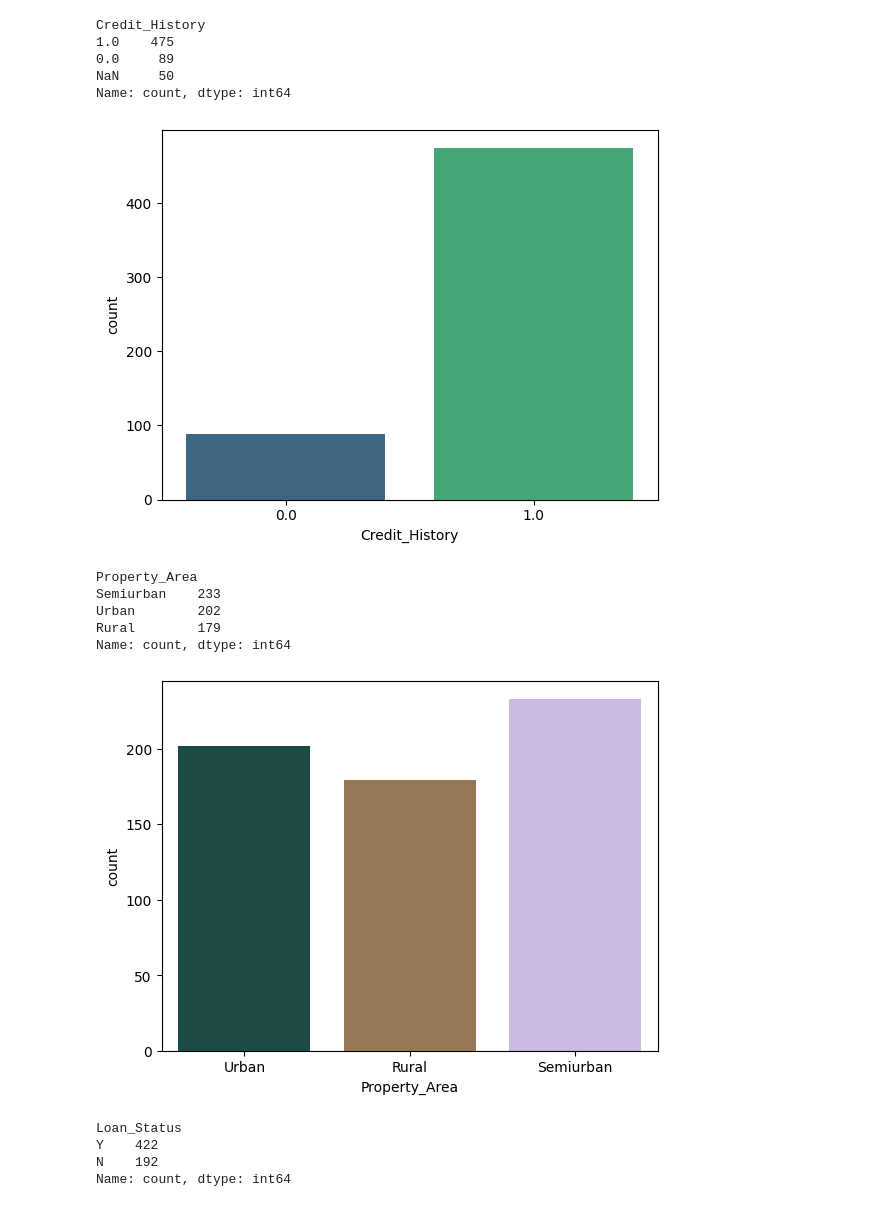
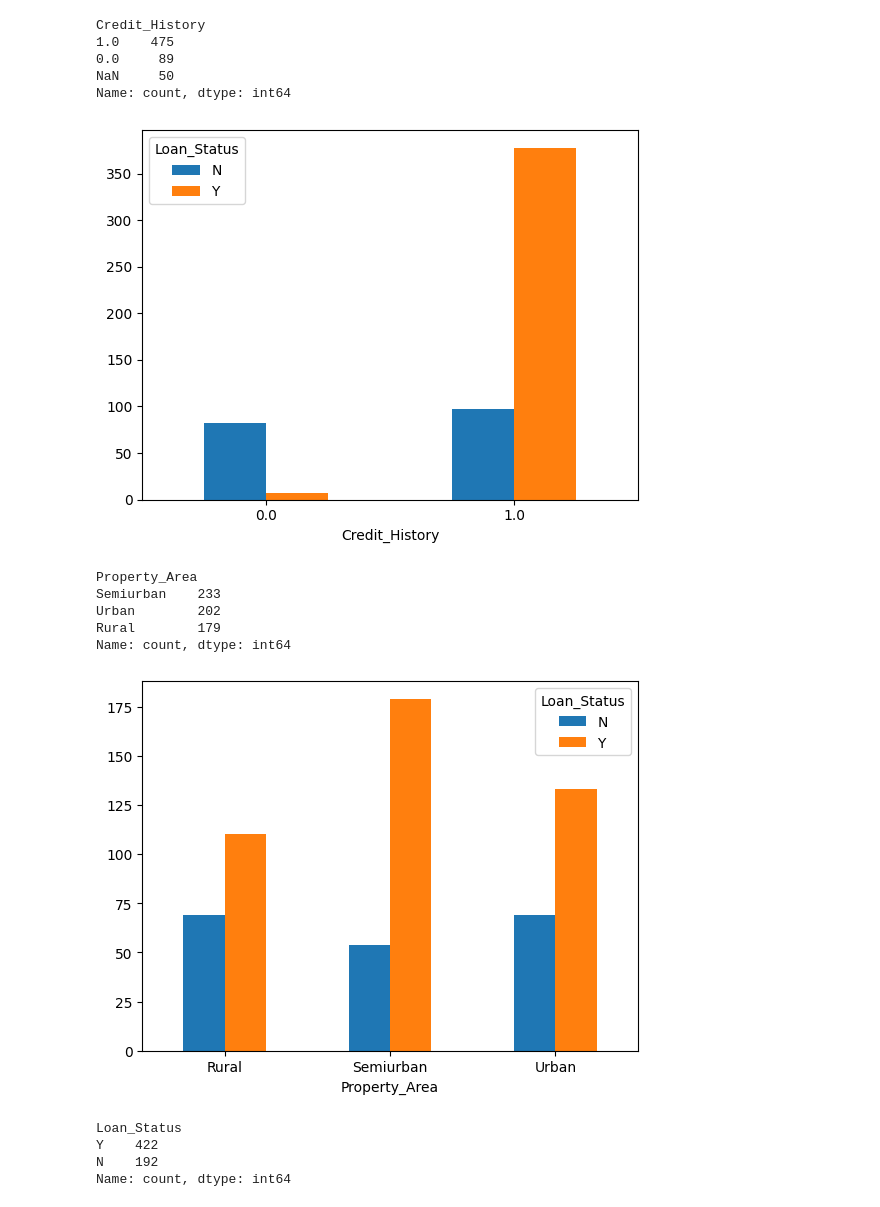
Before and after one commit to sanskritiagr/Loan-Prediction, a Jupyter notebook: LoanPreds.ipynb, the cells around one changed output. Cells and saved outputs as stored; diff of their text form; code cells hidden in the pictures.

```diff
--- a/LoanPreds.ipynb
+++ b/LoanPreds.ipynb
@@ -138,10 +138,10 @@ Credit_History
 NaN     50
 Name: count, dtype: int64
 # %%
-sns.countplot(x="Credit_History", data=df, palette="viridis")
-plt.show()
+crosstb = pd.crosstab(df.Credit_History, df.Loan_Status)
+barplot = crosstb.plot.bar(rot=0)
 # %% [output]
-[figure, old version]
+[figure, new version]
 # %%
 df.Property_Area.value_counts(dropna=False)
 # %% [output]
@@ -151,10 +151,10 @@ Urban        202
 Rural        179
 Name: count, dtype: int64
 # %%
-sns.countplot(x="Property_Area", data=df, palette="cubehelix")
-plt.show()
+crosstb = pd.crosstab(df.Property_Area, df.Loan_Status)
+barplot = crosstb.plot.bar(rot=0)
 # %% [output]
-[figure, old version]
+[figure, new version]
 # %%
 df.Loan_Status.value_counts(dropna=False)
 # %% [output]
```
Also changed, not shown: parts of 5 cells of this notebook.
